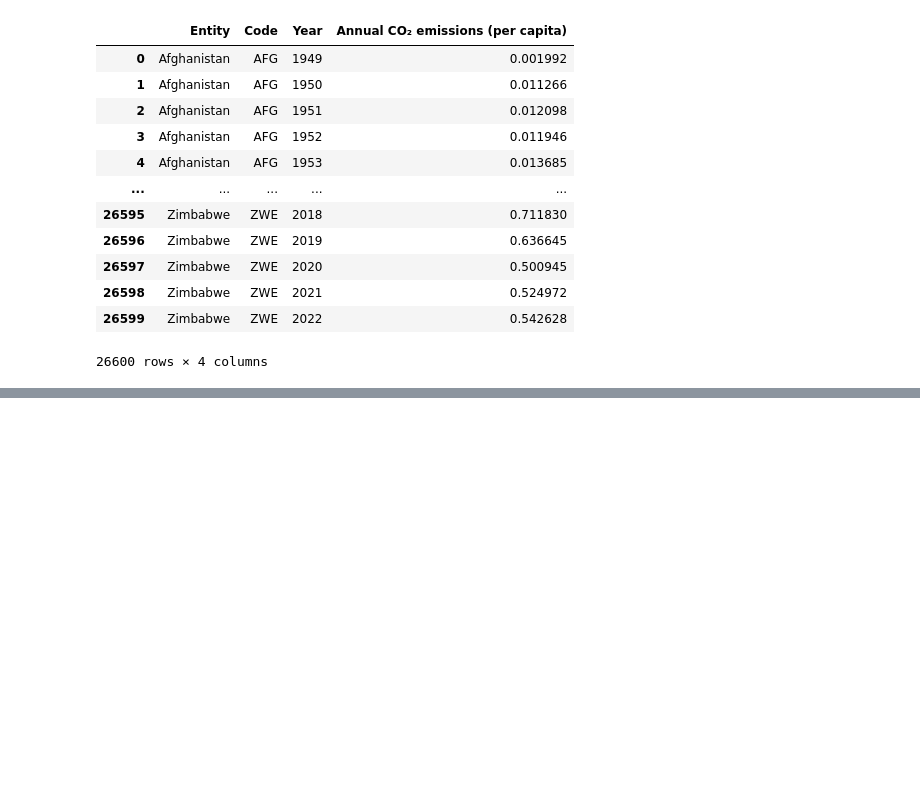
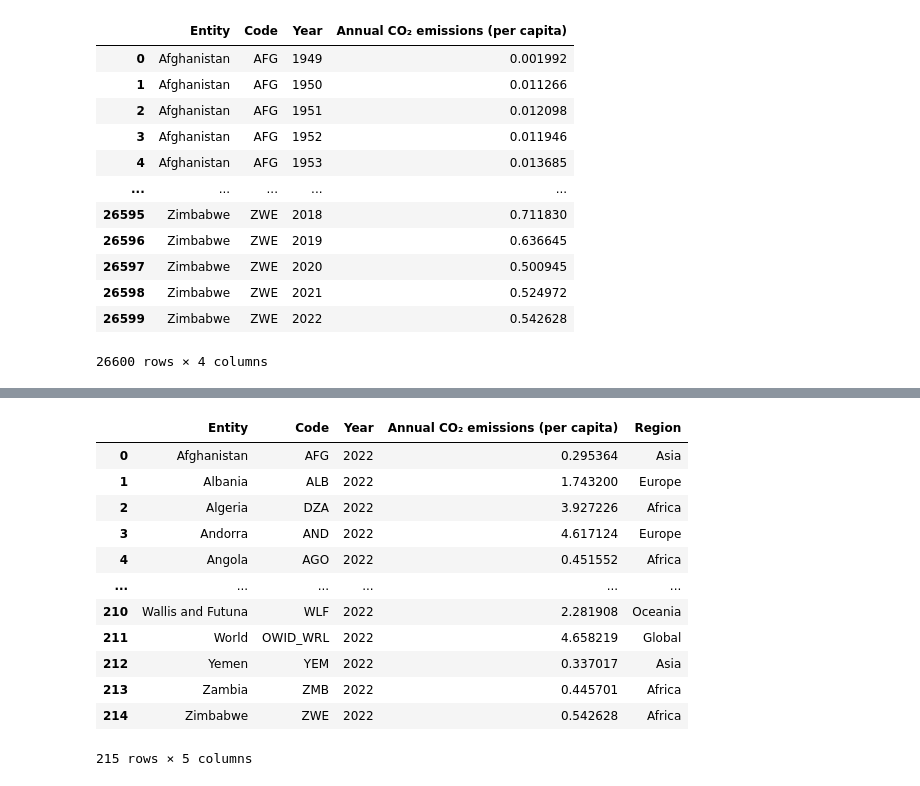
Before and after one commit to AndreStc21/Data_Visualization_Chart_Troopers, a Jupyter notebook: assigment_1/data_preparation.ipynb, the cells around one changed output, grey strips where cells are left out. Drawn from its saved outputs; the diff is of its cells as text; code cells hidden in the pictures; blank space fills up the shorter version.

Commit message:
- ASSIGNMENT 1 Added mapping of countries to region

```diff
--- a/assigment_1/data_preparation.ipynb
+++ b/assigment_1/data_preparation.ipynb
@@ -36,0 +47,4 @@ px.bar(df_last_decade.iloc[:top_n_row], x='Entity', y='Annual CO₂ emissions (p
+# %%
+df_last_year = df[df['Year']==max(df['Year'])]
+df_last_year = df_last_year[~df_last_year['Code'].isna()].reset_index(drop=True)
+df_last_year
@@ -36,0 +65,3 @@ px.bar(df_last_decade.iloc[:top_n_row], x='Entity', y='Annual CO₂ emissions (p
+# %%
+df_country_region_mapping = pd.read_csv('country-region-mapping.csv')
+df_country_region_mapping
@@ -36,0 +82,17 @@ px.bar(df_last_decade.iloc[:top_n_row], x='Entity', y='Annual CO₂ emissions (p
+# %%
+df_last_year_with_regions = pd.merge(df_last_year, df_country_region_mapping, on='Entity', how='left')
+df_last_year_with_regions
+# %% [output]
+|  | Entity | Code | Year | Annual CO₂ emissions (per capita) | Region |
+| 0 | Afghanistan | AFG | 2022 | 0.295364 | Asia |
+| 1 | Albania | ALB | 2022 | 1.743200 | Europe |
+| 2 | Algeria | DZA | 2022 | 3.927226 | Africa |
+| 3 | Andorra | AND | 2022 | 4.617124 | Europe |
+| 4 | Angola | AGO | 2022 | 0.451552 | Africa |
+| ... | ... | ... | ... | ... | ... |
+| 210 | Wallis and Futuna | WLF | 2022 | 2.281908 | Oceania |
+| 211 | World | OWID_WRL | 2022 | 4.658219 | Global |
+| 212 | Yemen | YEM | 2022 | 0.337017 | Asia |
+| 213 | Zambia | ZMB | 2022 | 0.445701 | Africa |
+| 214 | Zimbabwe | ZWE | 2022 | 0.542628 | Africa |
+215 rows × 5 columns
```
Also changed, not shown: parts of 7 cells of this notebook, 1 other file.
